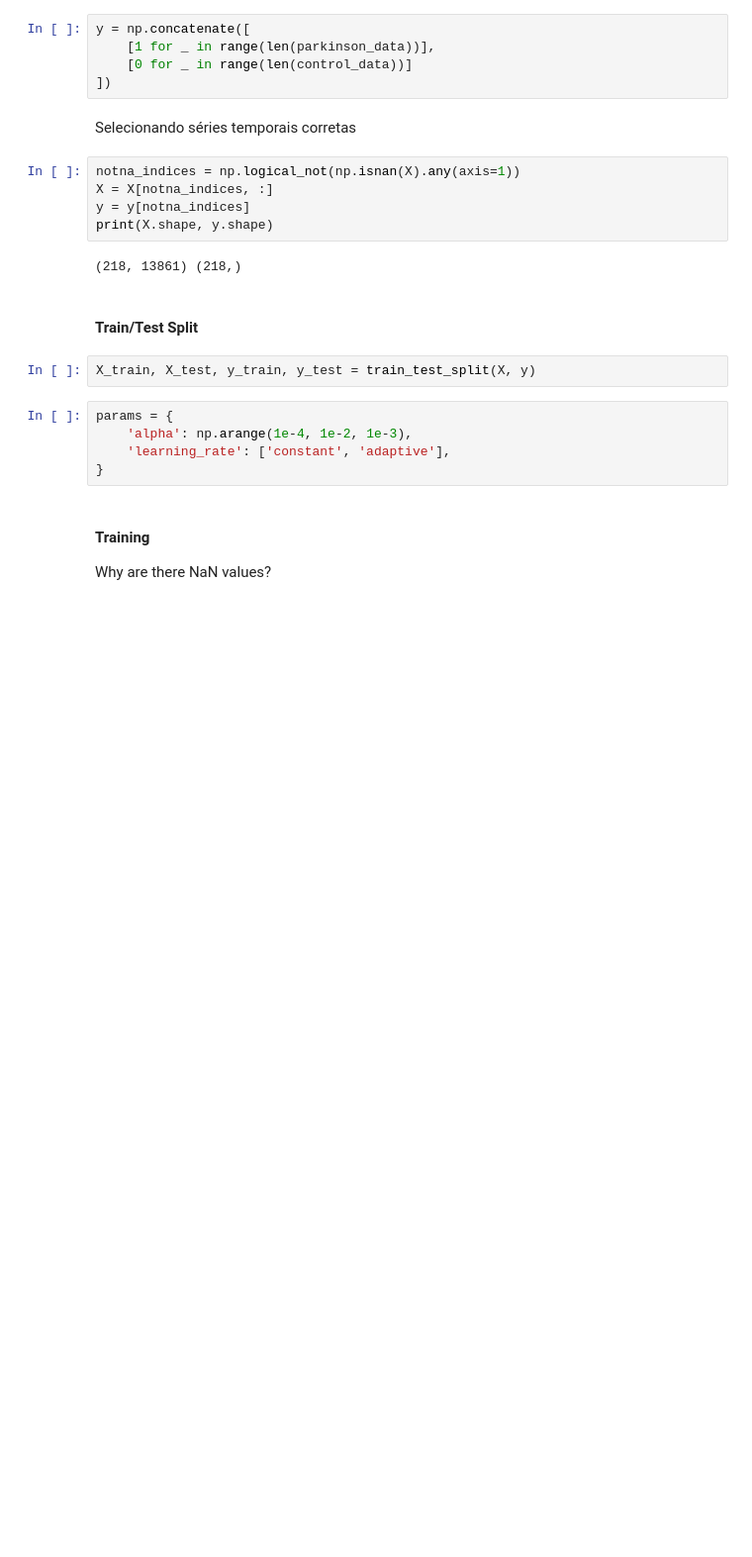
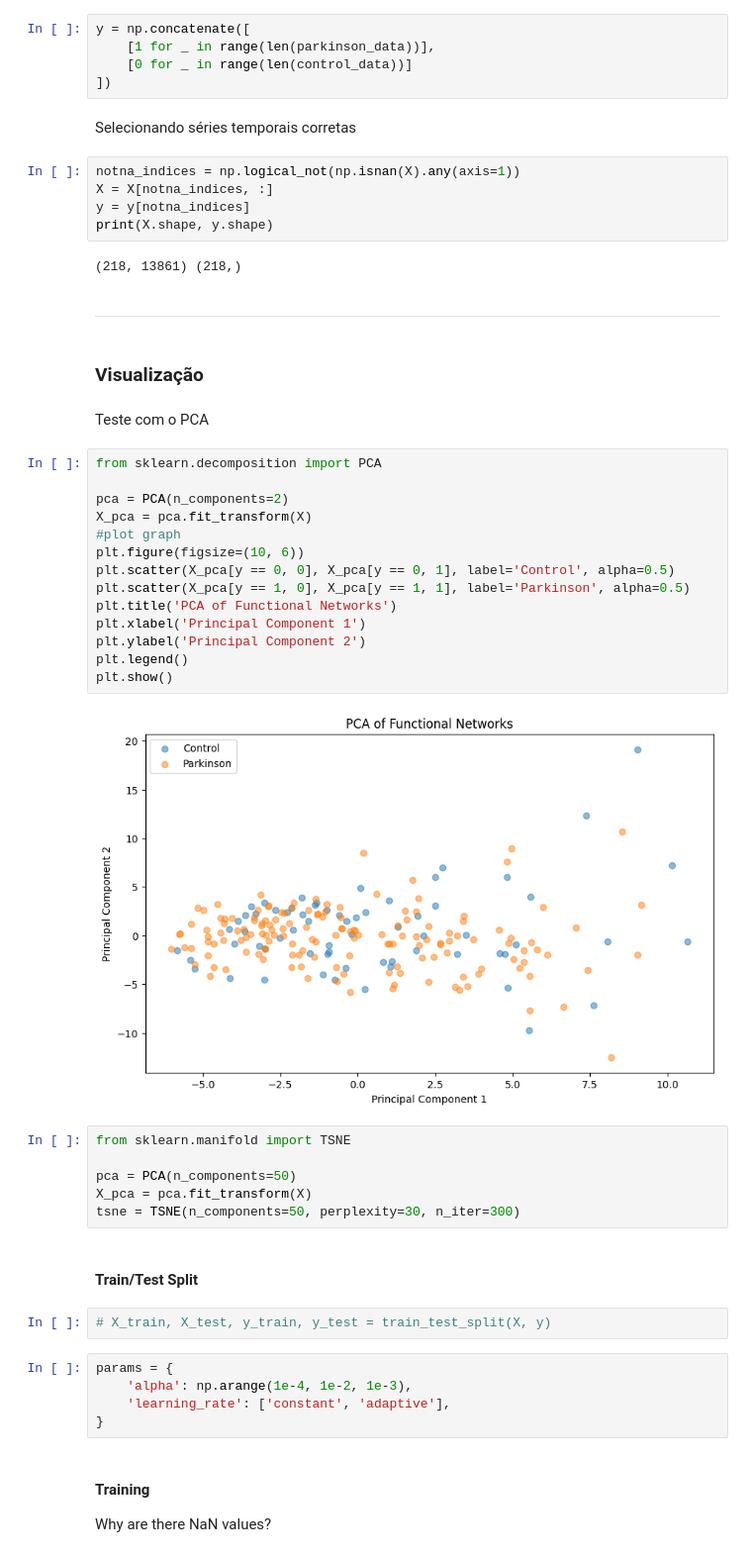
Before and after one commit to TheoRiffel/Parkinson-Diagnosis-Deeplearning, a Jupyter notebook: notebooks/0_correlation_matrix.ipynb, the cells around one changed output. Shown: that part at 99% size. Saved outputs shown, nothing was run; the diff lists cells and outputs as text; blank space fills up the shorter version.

```diff
--- a/notebooks/0_correlation_matrix.ipynb
+++ b/notebooks/0_correlation_matrix.ipynb
@@ -125,10 +130,38 @@ y = y[notna_indices]
 print(X.shape, y.shape)
 # %% [output]
 (218, 13861) (218,)
+# %% [markdown]
+---------------
+# %% [markdown]
+### Visualização
+# %% [markdown]
+Teste com o PCA
+# %%
+from sklearn.decomposition import PCA
+
+pca = PCA(n_components=2)
+X_pca = pca.fit_transform(X)
+#plot graph
+plt.figure(figsize=(10, 6))
+plt.scatter(X_pca[y == 0, 0], X_pca[y == 0, 1], label='Control', alpha=0.5)
+plt.scatter(X_pca[y == 1, 0], X_pca[y == 1, 1], label='Parkinson', alpha=0.5)
+plt.title('PCA of Functional Networks')
+plt.xlabel('Principal Component 1')
+plt.ylabel('Principal Component 2')
+plt.legend()
+plt.show()
+# %% [output]
+[figure, added]
+# %%
+from sklearn.manifold import TSNE
+
+pca = PCA(n_components=50)
+X_pca = pca.fit_transform(X)
+tsne = TSNE(n_components=50, perplexity=30, n_iter=300)
 # %% [markdown]
 #### Train/Test Split
 # %%
-X_train, X_test, y_train, y_test = train_test_split(X, y)
+# X_train, X_test, y_train, y_test = train_test_split(X, y)
 # %%
 params = {
     'alpha': np.arange(1e-4, 1e-2, 1e-3),
```
Also changed, not shown: parts of 20 cells of this notebook.
